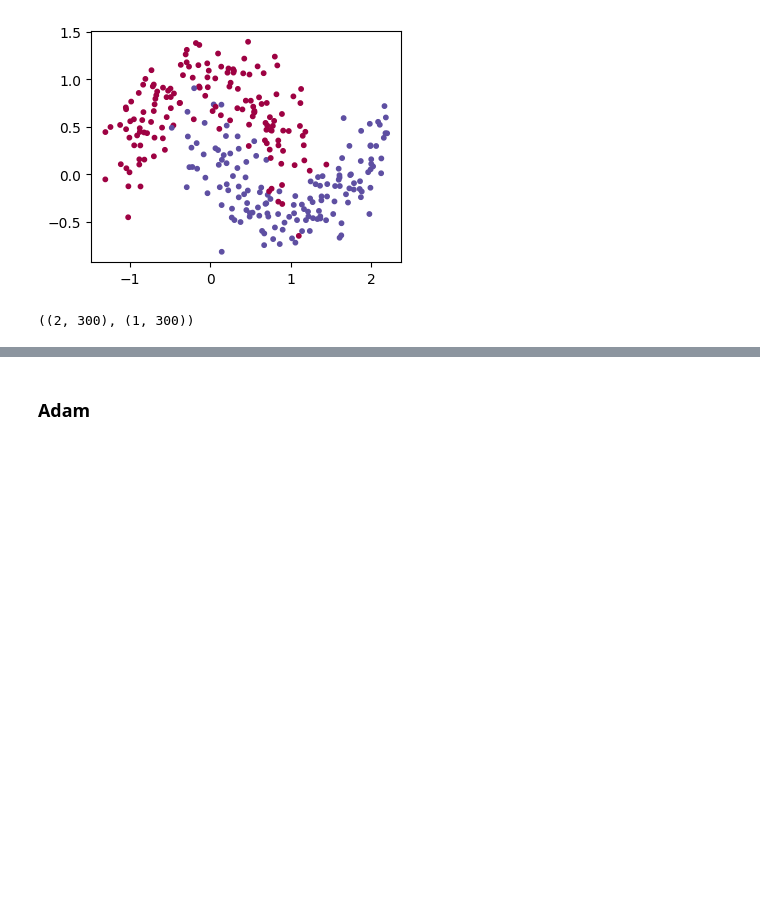
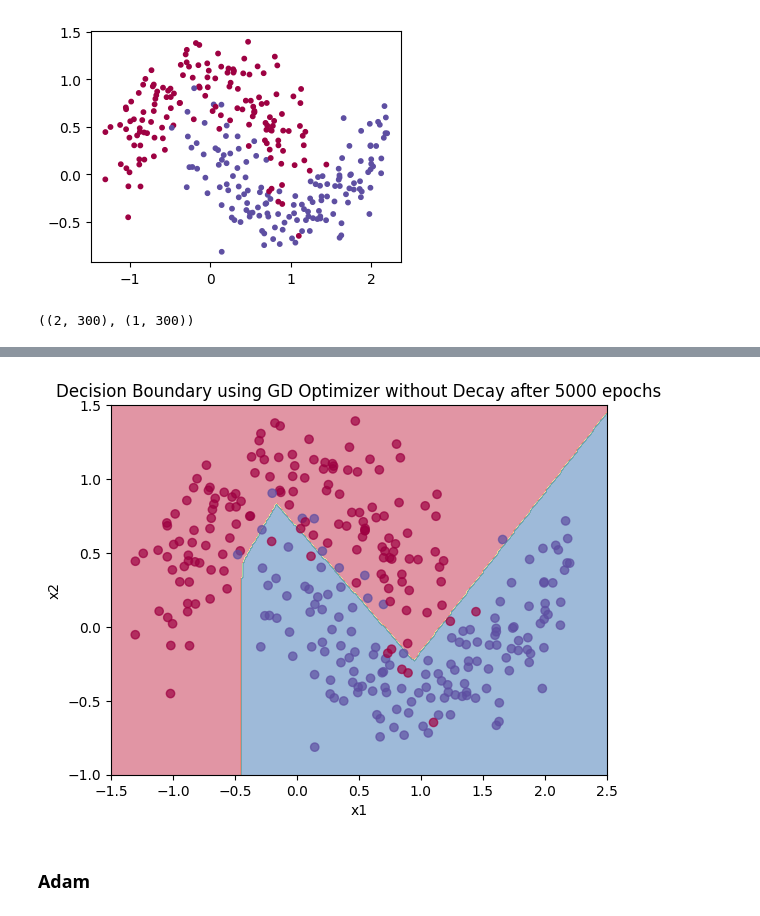
Before and after one commit to manhtdxxx/learn-ML, a Jupyter notebook: 04 - Deep Learning/DL Specialization by DeepLearning.AI/C2_W2 - Optimization Methods.ipynb, the cells around one changed output, grey strips where cells are left out. Cells and saved outputs as stored; diff of their text form; code cells hidden in the pictures; blank space fills up the shorter version.

```diff
--- a/04 - Deep Learning/DL Specialization by DeepLearning.AI/C2_W2 - Optimization Methods.ipynb
+++ b/04 - Deep Learning/DL Specialization by DeepLearning.AI/C2_W2 - Optimization Methods.ipynb
@@ -559,0 +589,9 @@ learning_rate_noDecay = 0.01
+# %%
+params_noDecay, costs_noDecay, _ = model(train_X, train_Y,
+                           layers=layers,
+                           epochs=epochs_noDecay,
+                           batch_size=batch_size,
+                           optimizer='gd',
+                           learning_rate=learning_rate_noDecay,
+                           decay=False
+                          )
@@ -560,3 +624,11 @@ learning_rate_noDecay = 0.01
+# %%
+plt.title("Decision Boundary using GD Optimizer without Decay after {} epochs".format(epochs_noDecay))
+axes = plt.gca()
+axes.set_xlim([-1.5,2.5])
+axes.set_ylim([-1,1.5])
+plot_decision_boundary(train_X, train_Y, params_noDecay)
+# %% [output]
+[figure, added]
 # %% [markdown]
 ### Adam
 # %%
```
Also changed, not shown: parts of 7 cells of this notebook, 1 other file.
